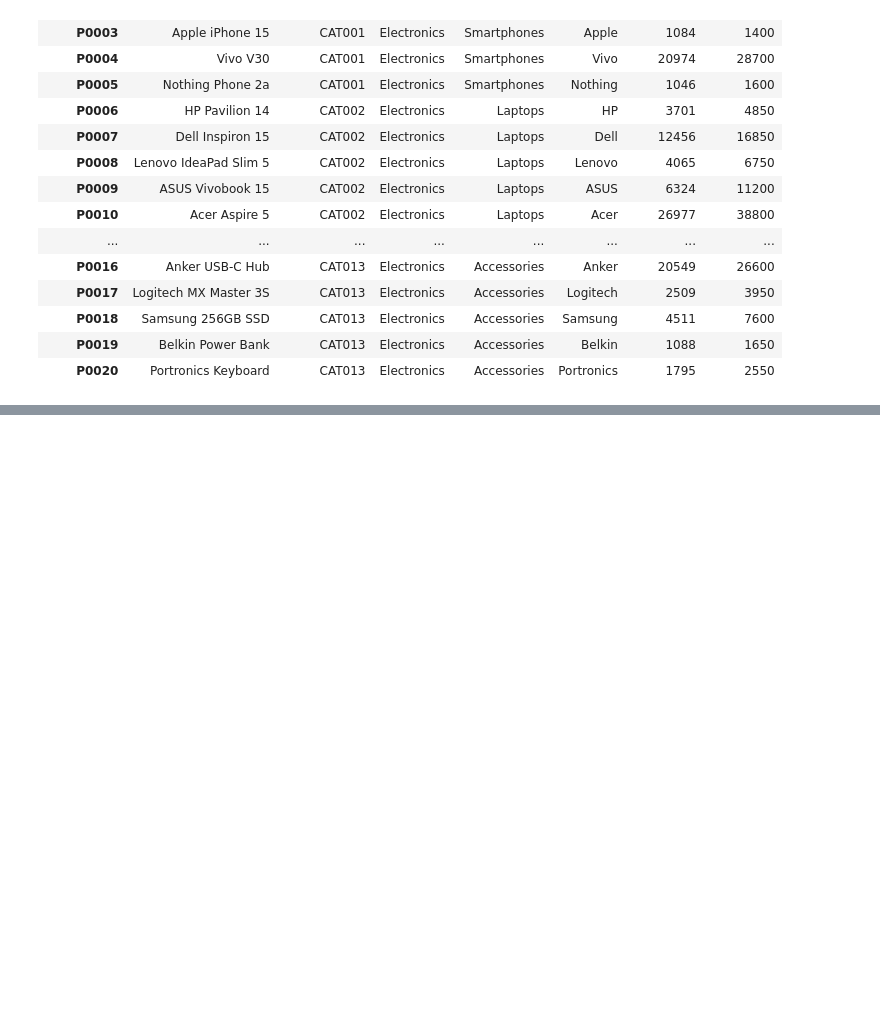
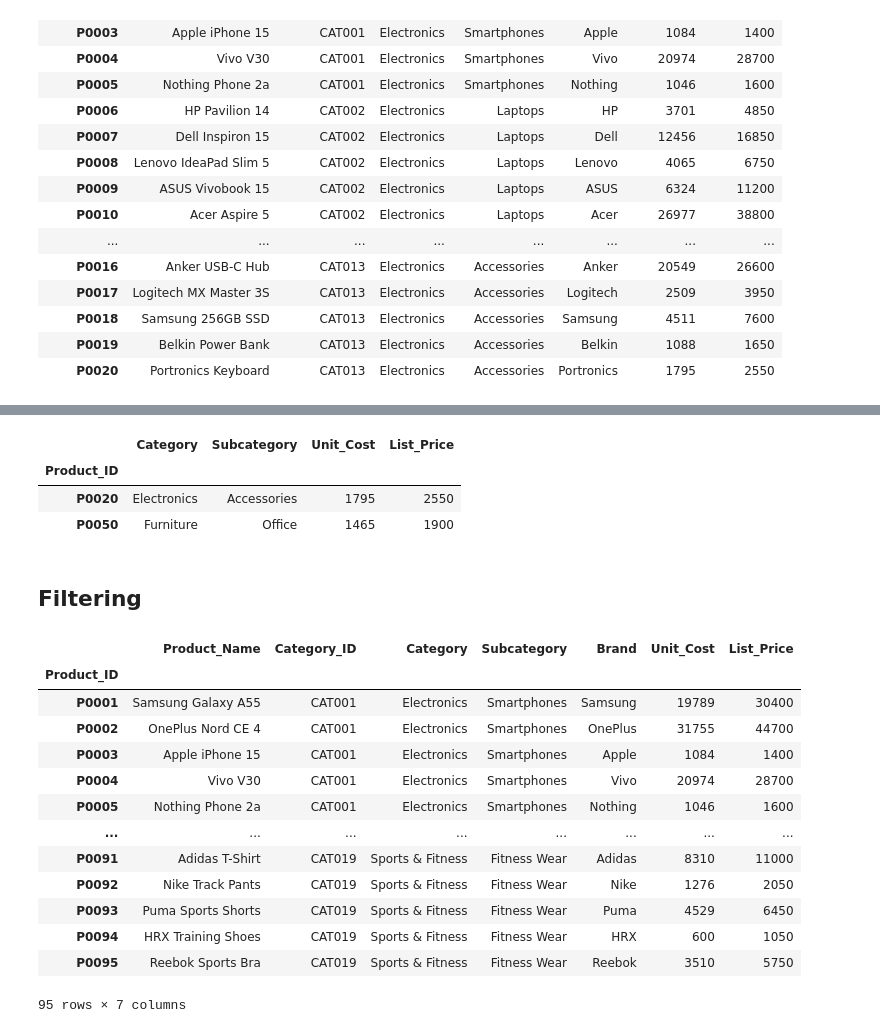
Before and after one commit to datasciencekibaatein/Business-Analyst-Batch-109, a Jupyter notebook: Pandas/02lecture.ipynb, the cells around one changed output, grey strips where cells are left out. Drawn from its saved outputs; the diff is of its cells as text; code cells hidden in the pictures; blank space fills up the shorter version.

```diff
--- a/Pandas/02lecture.ipynb
+++ b/Pandas/02lecture.ipynb
@@ -151,0 +175,26 @@ df.iloc[:20,5:]
+# %%
+df.loc[["P0020","P0050"],["Category","Subcategory","Unit_Cost","List_Price"]]
+# %% [output]
+|  | Category | Subcategory | Unit_Cost | List_Price |
+| Product_ID |  |  |  |  |
+| P0020 | Electronics | Accessories | 1795 | 2550 |
+| P0050 | Furniture | Office | 1465 | 1900 |
+# %% [markdown]
+## Filtering
+# %%
+df
+# %% [output]
+|  | Product_Name | Category_ID | Category | Subcategory | Brand | Unit_Cost | List_Price |
+| Product_ID |  |  |  |  |  |  |  |
+| P0001 | Samsung Galaxy A55 | CAT001 | Electronics | Smartphones | Samsung | 19789 | 30400 |
+| P0002 | OnePlus Nord CE 4 | CAT001 | Electronics | Smartphones | OnePlus | 31755 | 44700 |
+| P0003 | Apple iPhone 15 | CAT001 | Electronics | Smartphones | Apple | 1084 | 1400 |
+| P0004 | Vivo V30 | CAT001 | Electronics | Smartphones | Vivo | 20974 | 28700 |
+| P0005 | Nothing Phone 2a | CAT001 | Electronics | Smartphones | Nothing | 1046 | 1600 |
+| ... | ... | ... | ... | ... | ... | ... | ... |
+| P0091 | Adidas T-Shirt | CAT019 | Sports & Fitness | Fitness Wear | Adidas | 8310 | 11000 |
+| P0092 | Nike Track Pants | CAT019 | Sports & Fitness | Fitness Wear | Nike | 1276 | 2050 |
+| P0093 | Puma Sports Shorts | CAT019 | Sports & Fitness | Fitness Wear | Puma | 4529 | 6450 |
+| P0094 | HRX Training Shoes | CAT019 | Sports & Fitness | Fitness Wear | HRX | 600 | 1050 |
+| P0095 | Reebok Sports Bra | CAT019 | Sports & Fitness | Fitness Wear | Reebok | 3510 | 5750 |
+95 rows × 7 columns
```
Also changed, not shown: parts of 16 cells of this notebook.
